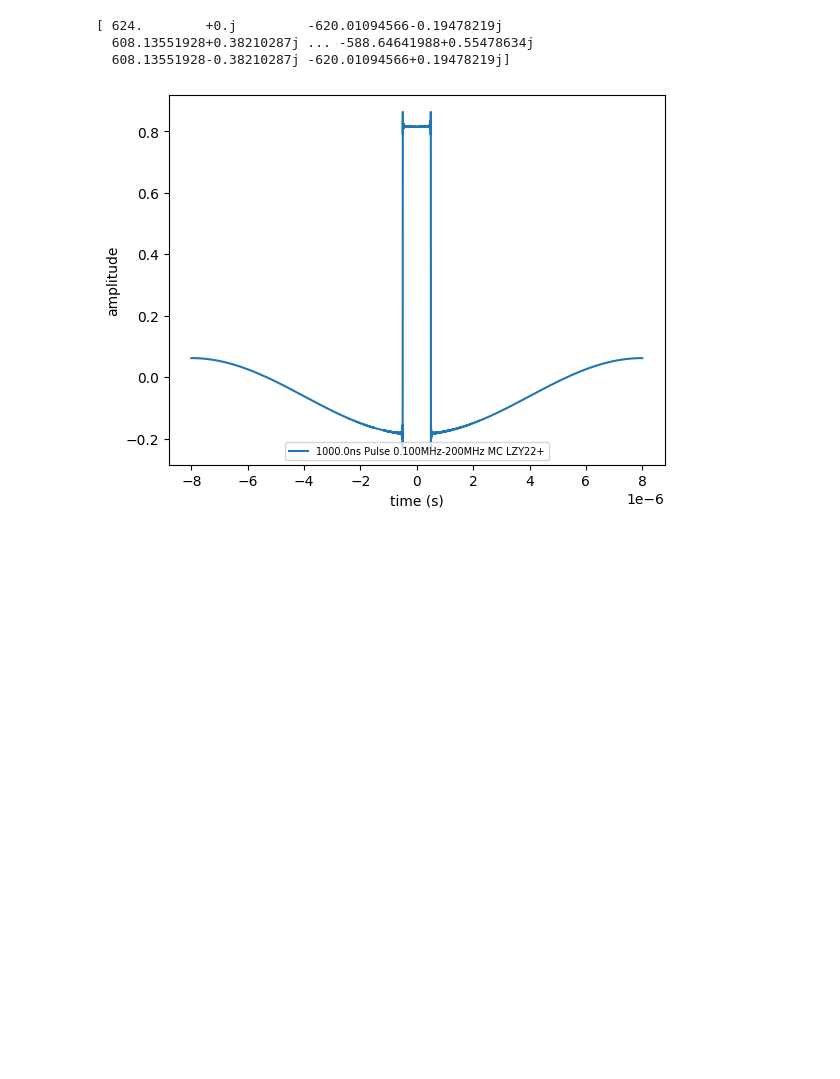
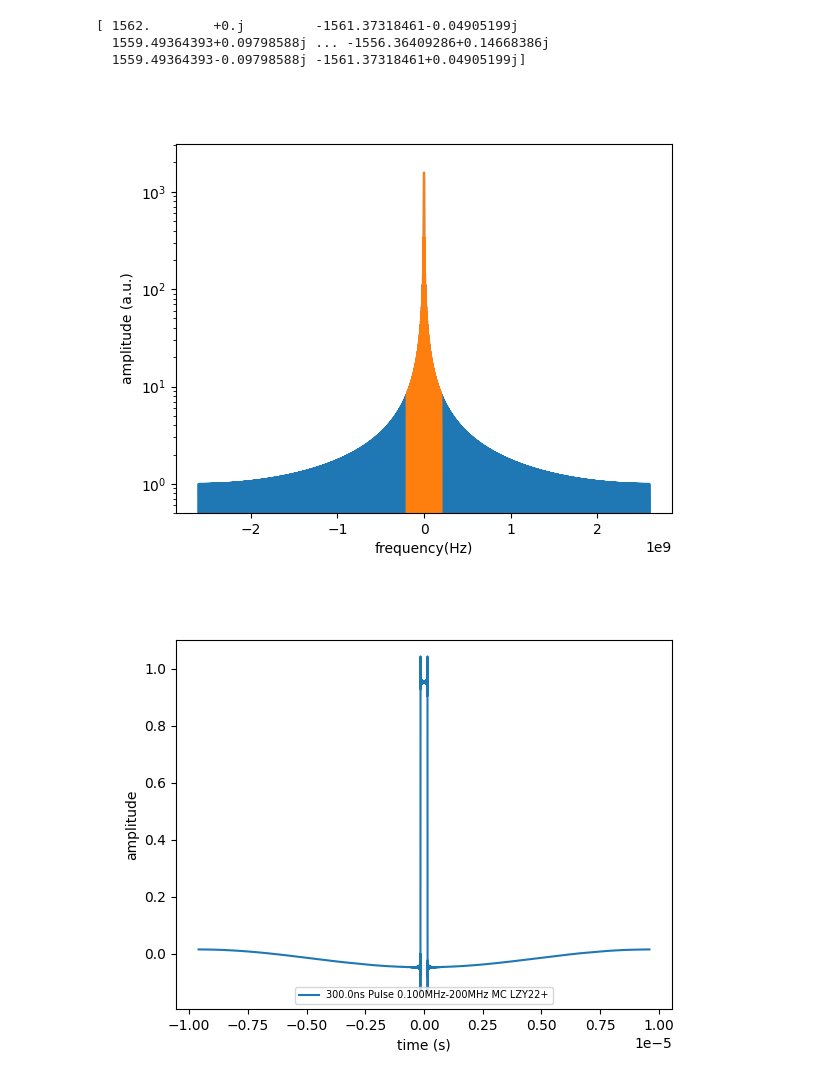
Before and after one commit to YangLabOSU/PulseSimulations, a Jupyter notebook: HighPassPulseSims.ipynb, the cells around one changed output. Drawn from its saved outputs; the diff is of its cells as text; code cells hidden in the pictures; blank space fills up the shorter version.

```diff
--- a/HighPassPulseSims.ipynb
+++ b/HighPassPulseSims.ipynb
@@ -1,9 +1,10 @@
 # %%
 import matplotlib.pyplot as plt
 import numpy as np
+import scipy.signal as signal
 %matplotlib inline
 
-def plot_filtered_pulse(pulselength=5e-9,windowsize=8,max_freq=200e6,min_freq=0.1e6,n=10000,additional_label='',ax=None,**kwargs):
+def plot_filtered_pulse(pulselength=5e-9,windowsize=8,max_freq=200e6,min_freq=0.1e6,n=100000,additional_label='',ax=None,**kwargs):
     if ax==None:
         ax=plt.gca()
     x=np.linspace(-windowsize*pulselength,windowsize*pulselength,n)
@@ -13,8 +14,8 @@ def plot_filtered_pulse(pulselength=5e-9,windowsize=8,max_freq=200e6,min_freq=0.
     yfft=np.fft.fft(y)
     print(yfft)
     freq=np.fft.fftfreq(x.shape[-1],d=timestep)
-    # plt.figure()
-    # plt.plot(freq,np.abs(yfft))
+    plt.figure()
+    plt.semilogy(freq,np.abs(yfft))
 
     filtyfft=np.zeros(yfft.shape)
     for i in range(len(freq)):
@@ -23,20 +24,43 @@ def plot_filtered_pulse(pulselength=5e-9,windowsize=8,max_freq=200e6,min_freq=0.
         else:
             filtyfft[i]=0
 
-    # plt.plot(freq,np.abs(filtyfft))
+    plt.semilogy(freq,np.abs(filtyfft))
     # plt.xlim([-8/pulselength,8/pulselength])
+    plt.ylim([5e-1,max(np.abs(yfft))*2])
+    plt.xlabel('frequency(Hz)')
+    plt.ylabel('amplitude (a.u.)')
     yfilt=np.fft.ifft(filtyfft)
     ax.plot(x,yfilt,label='{:.1f}ns Pulse {:.3f}MHz-{:.0f}MHz {}'.format(pulselength/1e-9,min_freq/1e6,max_freq/1e6,additional_label),**kwargs)
     ax.set_xlabel('time (s)')
     ax.set_ylabel('amplitude')
     ax.legend(fontsize=7,loc='lower center')
+
+def plot_filtered_pulse_butter(pulselength=5e-9,windowsize=8,max_freq=200e6,min_freq=0.1e6,n=100000,additional_label='',ax=None,**kwargs):
+    if ax==None:
+        ax=plt.gca()
+    x=np.linspace(-windowsize*pulselength,windowsize*pulselength,n)
+    timestep=pulselength*2*windowsize/n
+    y=np.piecewise(x, [np.abs(x) >= pulselength/2], [0, 1])
+    # plt.plot(x,y)
+    b, a = signal.butter(2, [min_freq/(1/(2*timestep)), max_freq/(1/(2*timestep))], btype='band')
+
+    # Apply filter
+    filtered_pulse = signal.lfilter(b, a, y)  # Causal filtering
+    ax.plot(x,y,label='{:.1f}ns Pulse'.format(pulselength/1e-9),**kwargs)
+    ax.plot(x,filtered_pulse,label='{:.1f}ns Pulse {:.3f}MHz-{:.0f}MHz {} butterworth'.format(pulselength/1e-9,min_freq/1e6,max_freq/1e6,additional_label),**kwargs)
+    ax.set_xlabel('time (s)')
+    ax.set_ylabel('amplitude')
+    ax.set_ylim([-1,2])
+    ax.legend(fontsize=7,loc='lower center')
 # %%
+%matplotlib widget
 plt.close('all')
 fig,ax=plt.subplots()
-plot_filtered_pulse(pulselength=1000e-9,min_freq=0.1e6,max_freq=200e6, additional_label='MC LZY22+',ax=ax)
+plot_filtered_pulse(pulselength=300e-9,min_freq=0.1e6,max_freq=200e6, additional_label='MC LZY22+',ax=ax)
 plt.show()
 # %% [output]
-[ 624.        +0.j         -620.01094566-0.19478219j
-  608.13551928+0.38210287j ... -588.64641988+0.55478634j
-  608.13551928-0.38210287j -620.01094566+0.19478219j]
+[ 1562.        +0.j         -1561.37318461-0.04905199j
+  1559.49364393+0.09798588j ... -1556.36409286+0.14668386j
+  1559.49364393-0.09798588j -1561.37318461+0.04905199j]
-[figure, old version]
+[figure, new version]
+[figure, added]
```
Also changed, not shown: parts of 1 cell of this notebook.
